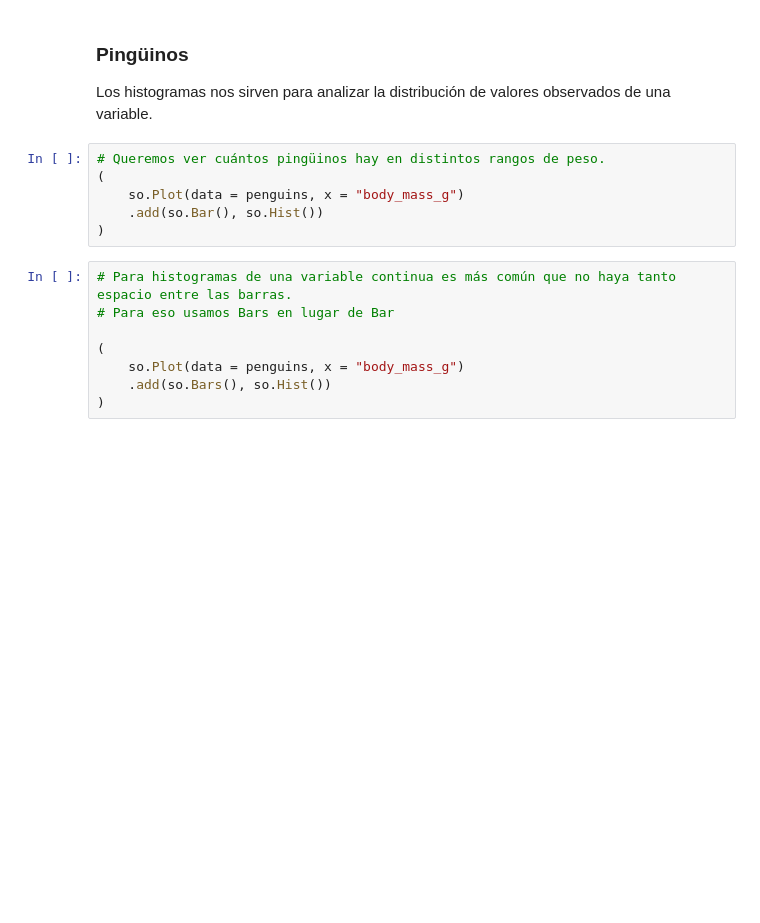
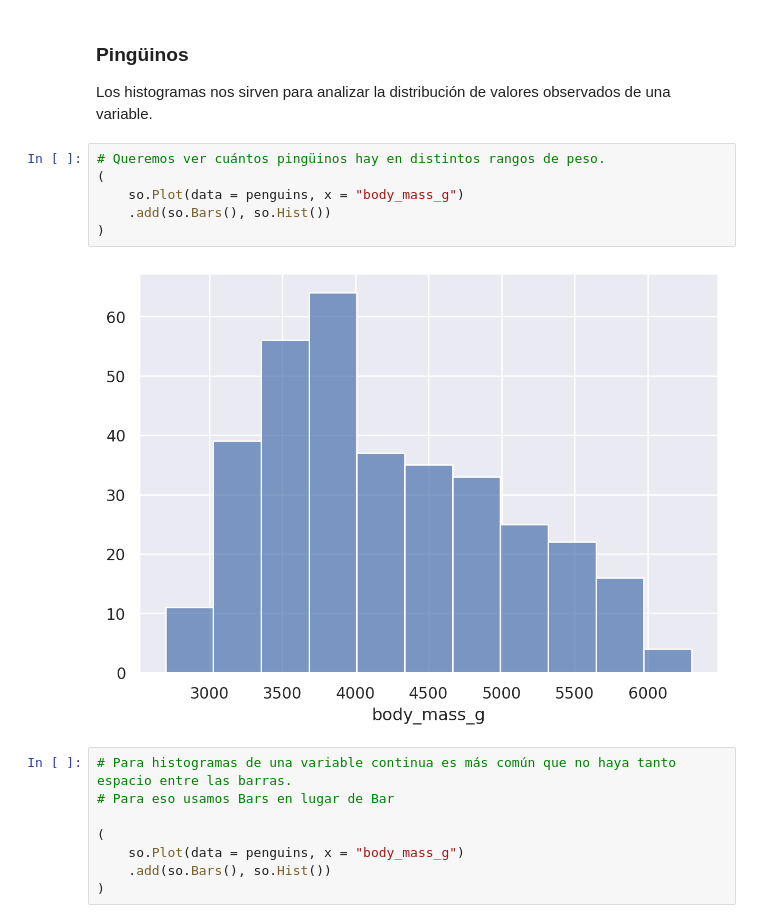
Before and after one commit to romanprs03/labo_de_datos, a Jupyter notebook: clase4-ldd-visualizacion(1).ipynb, the cells around one changed output. Drawn from its saved outputs; the diff is of its cells as text; blank space fills up the shorter version.

```diff
--- a/clase4-ldd-visualizacion(1).ipynb
+++ b/clase4-ldd-visualizacion(1).ipynb
@@ -354,9 +354,11 @@ Los histogramas nos sirven para analizar la distribución de valores observados
 # %%
 # Queremos ver cuántos pingüinos hay en distintos rangos de peso.
 (
     so.Plot(data = penguins, x = "body_mass_g")
-    .add(so.Bar(), so.Hist())
+    .add(so.Bars(), so.Hist())
 )
+# %% [output]
+[figure, added]
 # %%
 # Para histogramas de una variable continua es más común que no haya tanto espacio entre las barras.
 # Para eso usamos Bars en lugar de Bar
```
Also changed, not shown: parts of 3 cells of this notebook.
